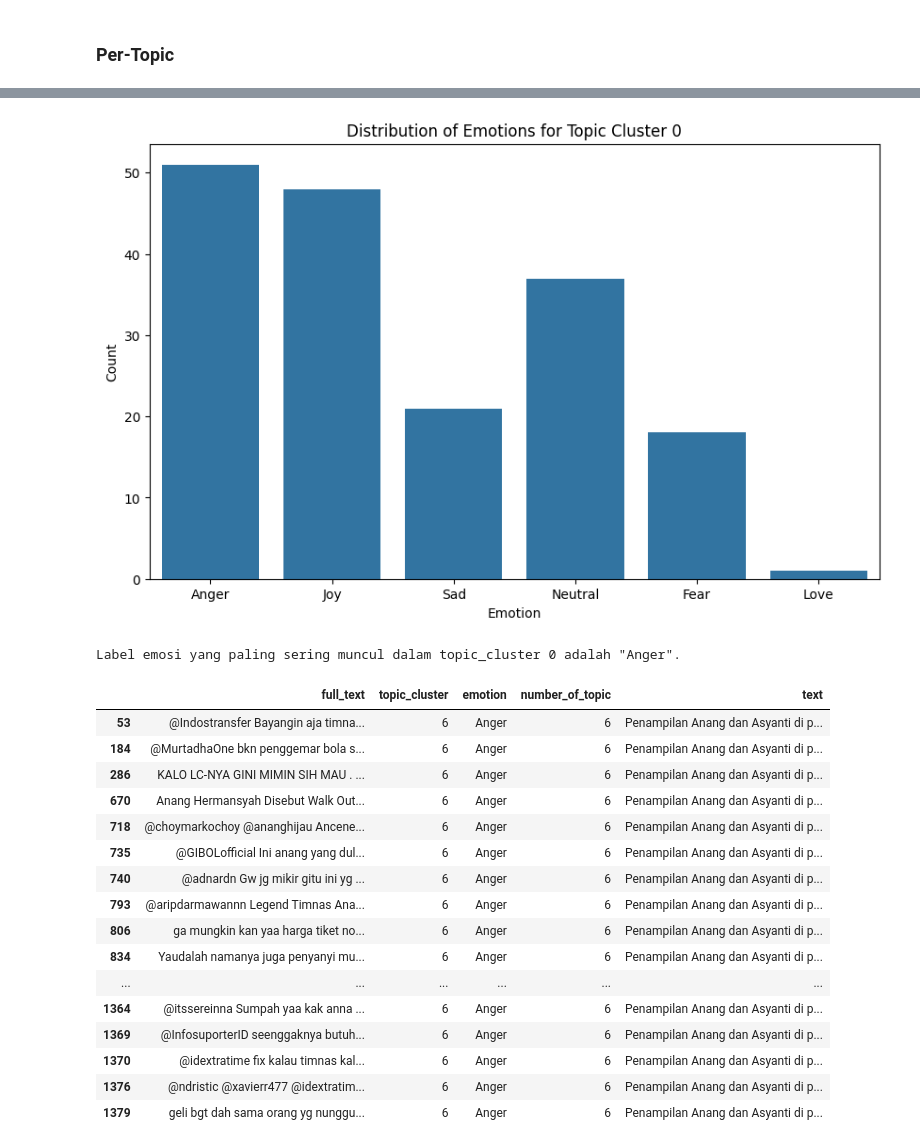
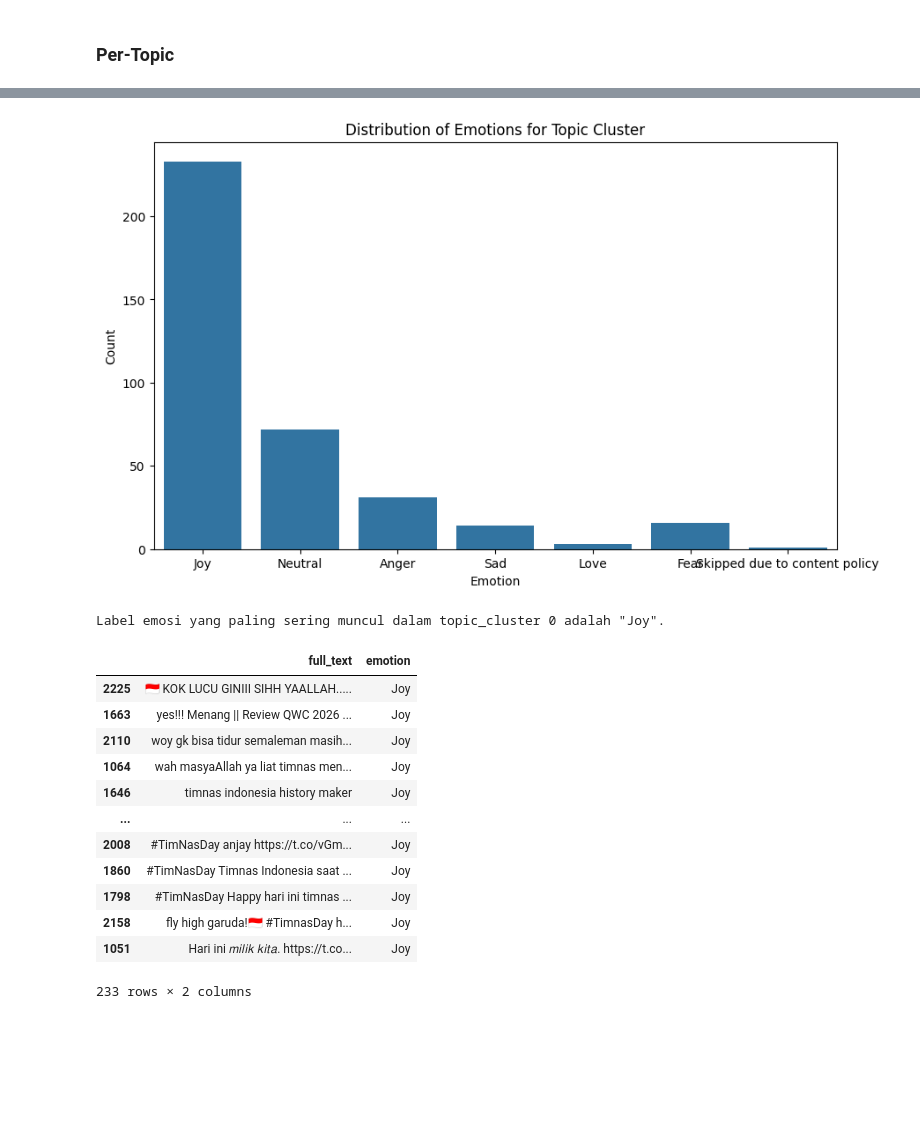
Before and after one commit to rissopanji/KLASIFIKASI-EMOSI, a Jupyter notebook: 09. Representasi Pengetahuan (Knowledge Representation)/knowledge_representation.ipynb, the cells around one changed output, grey strips where cells are left out. Saved outputs shown, nothing was run; the diff lists cells and outputs as text; code cells hidden in the pictures; blank space fills up the shorter version.

Commit message:
perubahan data + model

```diff
--- a/09. Representasi Pengetahuan (Knowledge Representation)/knowledge_representation.ipynb
+++ b/09. Representasi Pengetahuan (Knowledge Representation)/knowledge_representation.ipynb
@@ -7,7 +7,7 @@ import pandas as pd
 import matplotlib.pyplot as plt
 import seaborn as sns
 # %%
-data_testing = pd.read_csv('data_testing.csv')
+data_testing = pd.read_csv('sorted_topic_cluster_counts.csv')
 
 data_testing
 # %% [output]
@@ -59,0 +27,4 @@ merged_df
+# %%
+merged_df = data_testing
+
+merged_df
@@ -59,0 +67,4 @@ merged_df
+# %%
+merged_df = merged_df.dropna(subset=['emotion'])
+
+merged_df
@@ -81,0 +104,19 @@ topic_cluster_0_df
+# %%
+# Menghitung jumlah kemunculan masing-masing 'topic_cluster'
+topic_cluster_counts = merged_df['topic_cluster'].value_counts().reset_index()
+topic_cluster_counts.columns = ['topic_cluster', 'count']
+
+# Mengurutkan berdasarkan kolom 'count' dalam urutan menurun
+sorted_df = topic_cluster_counts.sort_values(by='count', ascending=False).reset_index(drop=True)
+
+# Membuat dictionary mapping dari urutan asli ke urutan baru
+mapping = {row['topic_cluster']: i for i, row in sorted_df.iterrows()}
+
+# Mengubah kolom 'topic_cluster' dalam dataframe asli dengan urutan baru
+merged_df['topic_cluster'] = merged_df['topic_cluster'].map(mapping)
+
+# Menampilkan dataframe yang sudah diubah
+print(merged_df)
+
+# Menyimpan dataframe yang sudah diubah ke dalam file CSV
+merged_df.to_csv('sorted_topic_cluster_counts.csv', index=False)
@@ -82,39 +141,44 @@ topic_cluster_0_df
 # %%
+topic_cluster_0_df = merged_df[merged_df['topic_cluster'] == 0]
+
 plt.figure(figsize=(10, 6))
 sns.countplot(data=topic_cluster_0_df, x='emotion')
 
-plt.title('Distribution of Emotions for Topic Cluster 0')
+plt.title('Distribution of Emotions for Topic Cluster')
 plt.xlabel('Emotion')
 plt.ylabel('Count')
 
 plt.show()
 # %% [output]
-[figure, old version]
+[figure, new version]
 # %%
+# Menemukan label emosi yang paling sering muncul
 most_frequent_emotion = topic_cluster_0_df['emotion'].mode()[0]
-
 
 print(f'Label emosi yang paling sering muncul dalam topic_cluster 0 adalah "{most_frequent_emotion}".')
 
+# Menyaring baris dengan emosi yang paling sering muncul
 emotion_df = topic_cluster_0_df[topic_cluster_0_df['emotion'] == most_frequent_emotion]
 
+# Mengurutkan DataFrame berdasarkan kolom 'full_text'
+emotion_df = emotion_df.sort_values('full_text', ascending=False)
+
+# Menampilkan hanya kolom 'full_text' dan 'emotion'
+emotion_df = emotion_df[['full_text', 'emotion']]
+
 emotion_df
 # %% [output]
-Label emosi yang paling sering muncul dalam topic_cluster 0 adalah "Anger".
+Label emosi yang paling sering muncul dalam topic_cluster 0 adalah "Joy".
-|  | full_text | topic_cluster | emotion | number_of_topic | text |
-| 53 | @Indostransfer Bayangin aja timna... | 6 | Anger | 6 | Penampilan Anang dan Asyanti di p... |
-| 184 | @MurtadhaOne bkn penggemar bola s... | 6 | Anger | 6 | Penampilan Anang dan Asyanti di p... |
-| 286 | KALO LC-NYA GINI MIMIN SIH MAU . ... | 6 | Anger | 6 | Penampilan Anang dan Asyanti di p... |
-| 670 | Anang Hermansyah Disebut Walk Out... | 6 | Anger | 6 | Penampilan Anang dan Asyanti di p... |
-| 718 | @choymarkochoy @ananghijau Ancene... | 6 | Anger | 6 | Penampilan Anang dan Asyanti di p... |
-| 735 | @GIBOLofficial Ini anang yang dul... | 6 | Anger | 6 | Penampilan Anang dan Asyanti di p... |
-| 740 | @adnardn Gw jg mikir gitu ini yg ... | 6 | Anger | 6 | Penampilan Anang dan Asyanti di p... |
-| 793 | @aripdarmawannn Legend Timnas Ana... | 6 | Anger | 6 | Penampilan Anang dan Asyanti di p... |
-| 806 | ga mungkin kan yaa harga tiket no... | 6 | Anger | 6 | Penampilan Anang dan Asyanti di p... |
-| 834 | Yaudalah namanya juga penyanyi mu... | 6 | Anger | 6 | Penampilan Anang dan Asyanti di p... |
-| ... | ... | ... | ... | ... | ... |
-| 1364 | @itssereinna Sumpah yaa kak anna ... | 6 | Anger | 6 | Penampilan Anang dan Asyanti di p... |
-| 1369 | @InfosuporterID seenggaknya butuh... | 6 | Anger | 6 | Penampilan Anang dan Asyanti di p... |
-| 1370 | @idextratime fix kalau timnas kal... | 6 | Anger | 6 | Penampilan Anang dan Asyanti di p... |
-| 1376 | @ndristic @xavierr477 @idextratim... | 6 | Anger | 6 | Penampilan Anang dan Asyanti di p... |
-| 1379 | geli bgt dah sama orang yg nunggu... | 6 | Anger | 6 | Penampilan Anang dan Asyanti di p... |
+|  | full_text | emotion |
+| 2225 | 🇮🇩 KOK LUCU GINIII SIHH YAALLAH..... | Joy |
+| 1663 | yes!!! Menang || Review QWC 2026 ... | Joy |
+| 2110 | woy gk bisa tidur semaleman masih... | Joy |
+| 1064 | wah masyaAllah ya liat timnas men... | Joy |
+| 1646 | timnas indonesia history maker | Joy |
+| ... | ... | ... |
+| 2008 | #TimNasDay anjay https://t.co/vGm... | Joy |
+| 1860 | #TimNasDay Timnas Indonesia saat ... | Joy |
+| 1798 | #TimNasDay Happy hari ini timnas ... | Joy |
+| 2158 | fly high garuda!🇮🇩️‍ #TimnasDay h... | Joy |
+| 1051 | Hari ini 𝑚𝑖𝑙𝑖𝑘 𝑘𝑖𝑡𝑎. https://t.co... | Joy |
+233 rows × 2 columns
```
Also changed, not shown: parts of 11 cells of this notebook, 31 other files.
